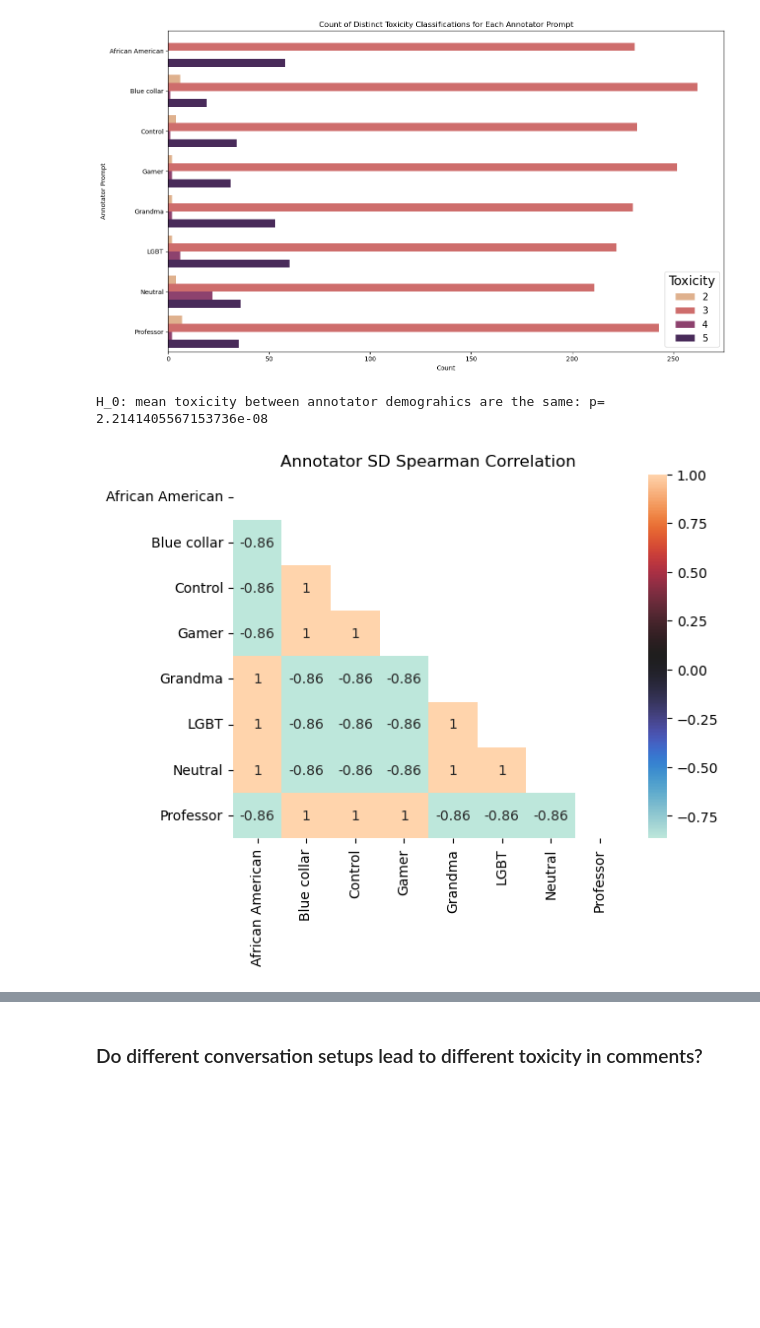
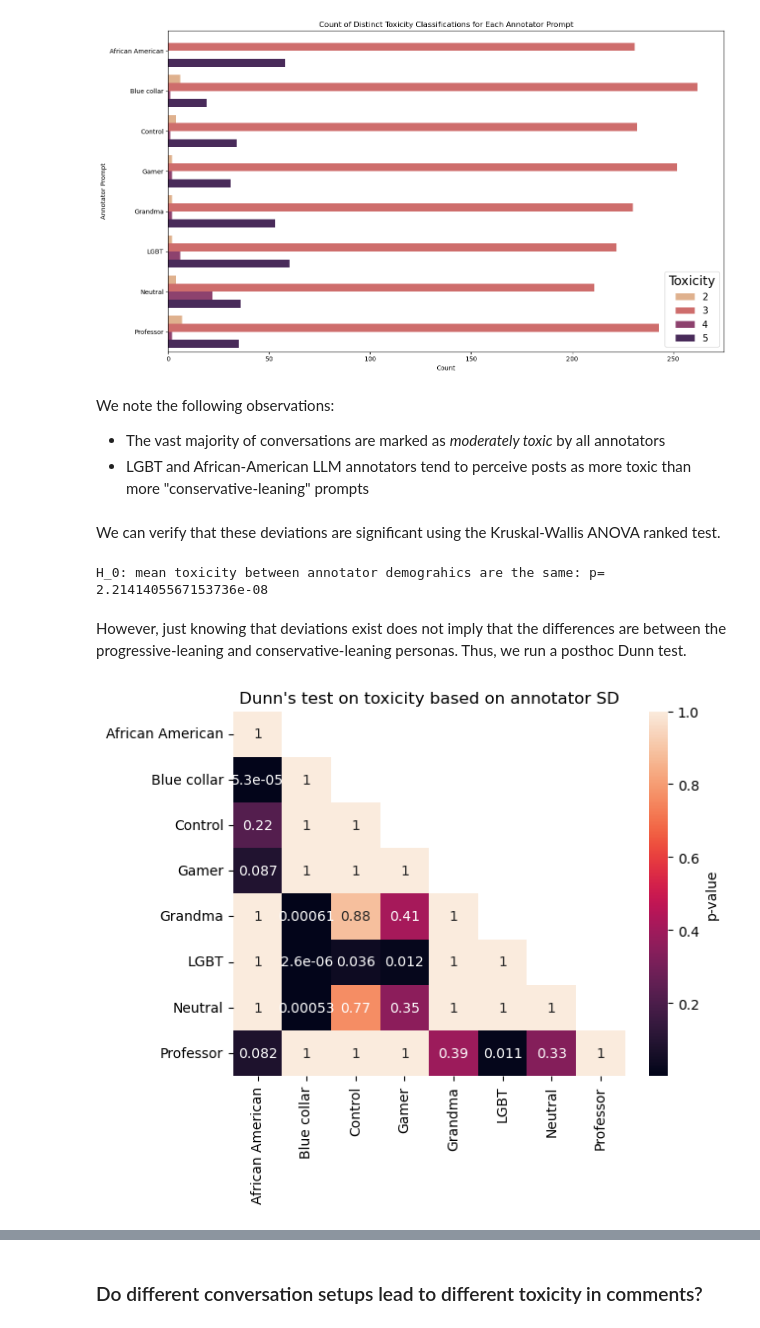
Before and after one commit to dimits-ts/llm_moderation_research, a Jupyter notebook: notebooks/annotation_analysis.ipynb, the cells around one changed output, grey strips where cells are left out. Saved outputs shown, nothing was run; the diff lists cells and outputs as text; code cells hidden in the pictures; blank space fills up the shorter version.

```diff
--- a/notebooks/annotation_analysis.ipynb
+++ b/notebooks/annotation_analysis.ipynb
@@ -227,3 +249,10 @@ def corr_heatmap(df: pd.DataFrame, show_labels: bool = False, correlation_title:
+# %% [markdown]
+We note the following observations:
+
+* The vast majority of conversations are marked as *moderately toxic* by all annotators
+* LGBT and African-American LLM annotators tend to perceive posts as more toxic than more "conservative-leaning" prompts
+# %% [markdown]
+We can verify that these deviations are significant using the Kruskal-Wallis ANOVA ranked test.
 # %%
 grouped = full_df.groupby('annotator_prompt')['toxicity'].apply(list)
 toxicity_groups = grouped.tolist()
@@ -231,3 +260,5 @@ _, p = scipy.stats.kruskal(*toxicity_groups)
 print("H_0: mean toxicity between annotator demograhics are the same: p=", p)
 # %% [output]
 H_0: mean toxicity between annotator demograhics are the same: p= 2.2141405567153736e-08
+# %% [markdown]
+However, just knowing that deviations exist does not imply that the differences are between the progressive-leaning and conservative-leaning personas. Thus, we run a posthoc Dunn test.
@@ -234,9 +298,17 @@ H_0: mean toxicity between annotator demograhics are the same: p= 2.214140556715
 # %%
-posthoc = scikit_posthocs.posthoc_dunn(full_df, val_col='toxicity', group_col='annotator_prompt', p_adjust='bonferroni')
-posthoc_df = posthoc.reset_index().melt(id_vars='index', var_name='Comparison', value_name='p-value')
-posthoc_df.columns = ['Group1', 'Group2', 'p-value']
+posthoc = scikit_posthocs.posthoc_dunn(
+    full_df, val_col="toxicity", group_col="annotator_prompt", p_adjust="bonferroni"
+)
+posthoc_df = posthoc.reset_index().melt(
+    id_vars="index", var_name="Comparison", value_name="p-value"
+)
+posthoc_df.columns = ["Group1", "Group2", "p-value"]
 posthoc_df = posthoc_df.pivot(index="Group1", columns="Group2", values="p-value")
 
-corr_heatmap(posthoc_df, show_labels=True, correlation_title="Annotator SD")
+pvalue_heatmap(
+    posthoc_df,
+    show_labels=True,
+    correlation_title="Dunn's test on toxicity based on annotator SD",
+)
 # %% [output]
-[figure, old version]
+[figure, new version]
```
Also changed, not shown: parts of 24 cells of this notebook.
